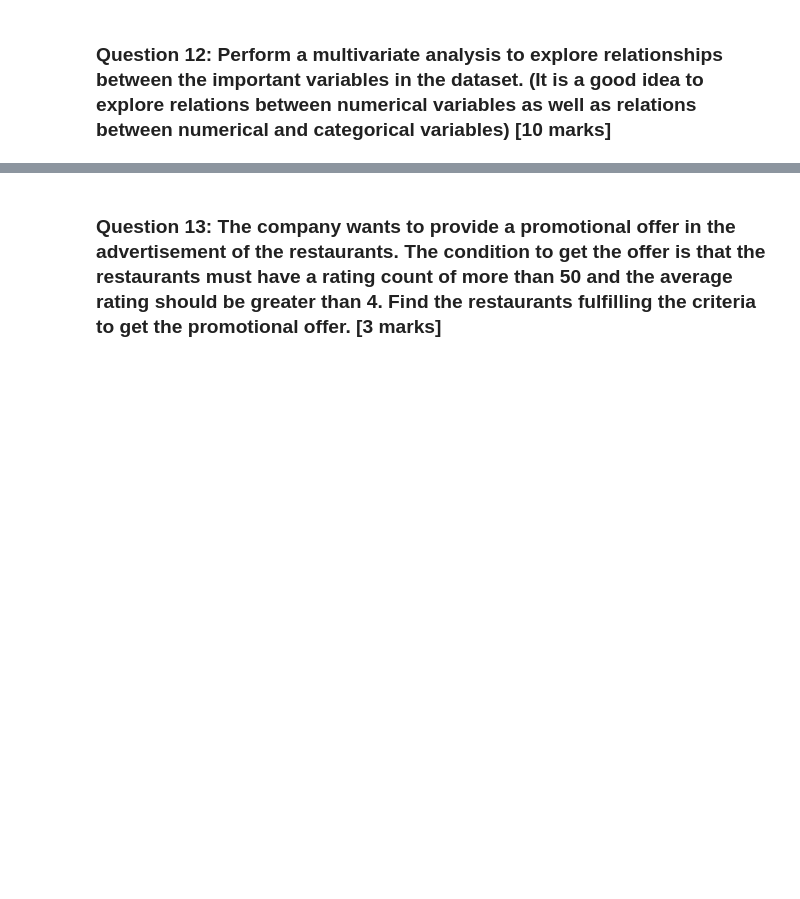
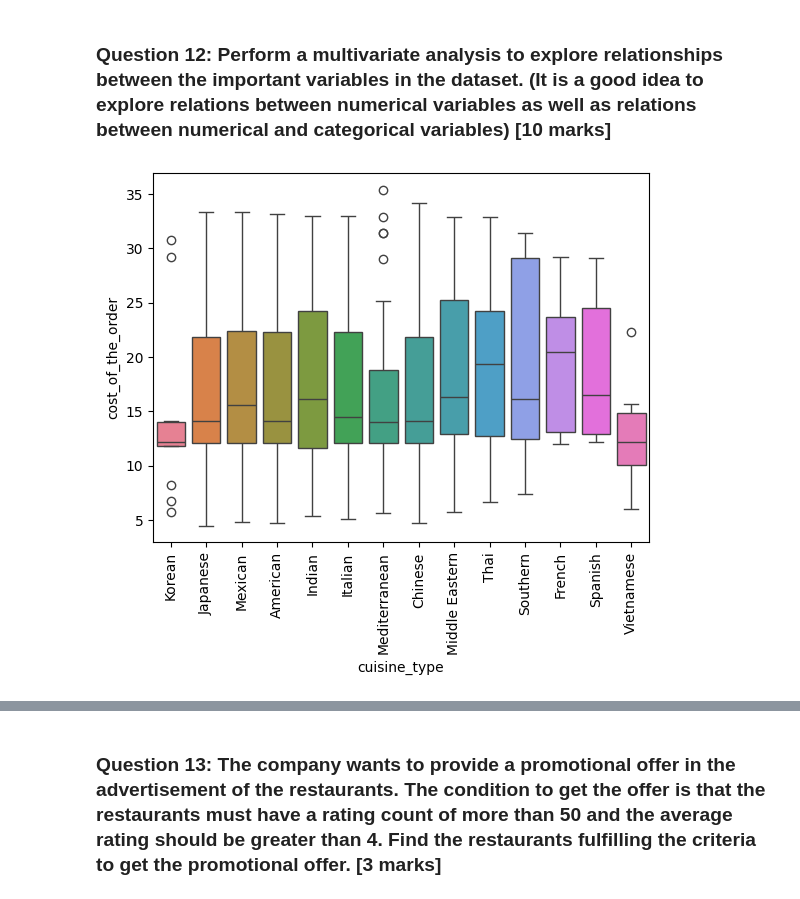
Before and after one commit to akatjizeu/Data-Science, a Jupyter notebook: Learner_Notebook_Full_Code.ipynb, the cells around one changed output, grey strips where cells are left out. Saved outputs shown, nothing was run; the diff lists cells and outputs as text; code cells hidden in the pictures; blank space fills up the shorter version.

```diff
--- a/Learner_Notebook_Full_Code.ipynb
+++ b/Learner_Notebook_Full_Code.ipynb
@@ -51,5 +49,6 @@ import seaborn as sns
 # drive.mount('/content/drive')
 # %%
 # Write your code here to read the data
+df = pd.read_csv('/content/foodhub_order.csv')
 # %%
 # Write your code here to view the first 5 rows
@@ -129,0 +186,7 @@ import seaborn as sns
+# %%
+# Write the code here
+#cuisine vs cost of the order
+sns.boxplot(x='cuisine_type',y='cost_of_the_order', hue='cuisine_type',data=df)
+plt.xticks(rotation=90)
+# %% [output]
+[figure, added]
```
Also changed, not shown: parts of 10 cells of this notebook.
